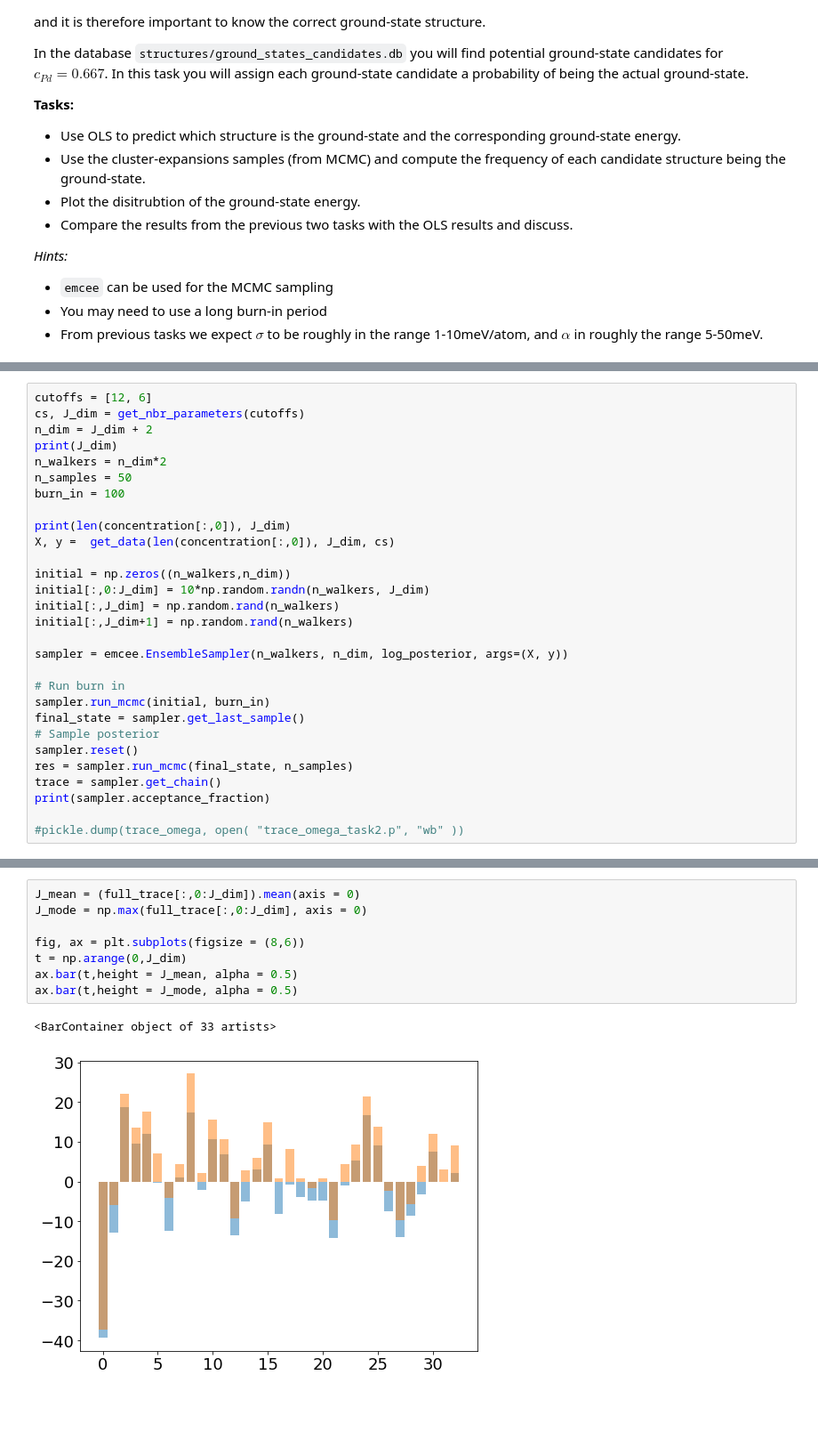
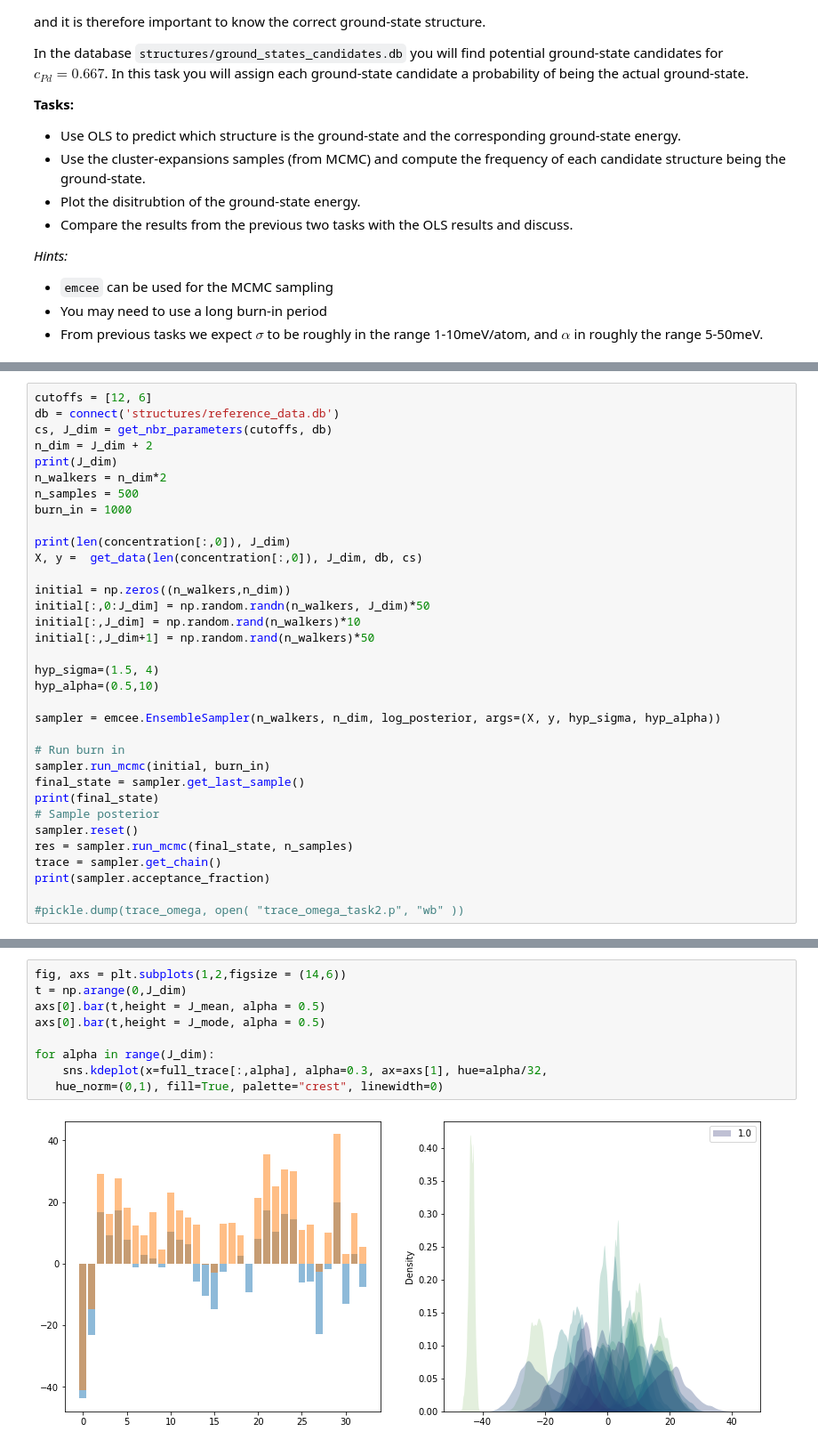
Before and after one commit to elindgren/asam_projects, a Jupyter notebook: Project2/TIF345_CE_project_2a.ipynb, the cells around one changed output, grey strips where cells are left out. Shown at 89% size. Saved outputs shown, nothing was run; the diff lists cells and outputs as text; blank space fills up the shorter version.

```diff
--- a/Project2/TIF345_CE_project_2a.ipynb
+++ b/Project2/TIF345_CE_project_2a.ipynb
@@ -615,25 +618,30 @@ def log_posterior(theta, X, y, a = 1, b= 1):
 # %%
 cutoffs = [12, 6]
-cs, J_dim = get_nbr_parameters(cutoffs)
+db = connect('structures/reference_data.db')
+cs, J_dim = get_nbr_parameters(cutoffs, db)
 n_dim = J_dim + 2
 print(J_dim)
 n_walkers = n_dim*2
-n_samples = 50
-burn_in = 100
+n_samples = 500
+burn_in = 1000
 
 print(len(concentration[:,0]), J_dim)
-X, y =  get_data(len(concentration[:,0]), J_dim, cs)
+X, y =  get_data(len(concentration[:,0]), J_dim, db, cs)
 
 initial = np.zeros((n_walkers,n_dim))
-initial[:,0:J_dim] = 10*np.random.randn(n_walkers, J_dim)
-initial[:,J_dim] = np.random.rand(n_walkers)
-initial[:,J_dim+1] = np.random.rand(n_walkers)
+initial[:,0:J_dim] = np.random.randn(n_walkers, J_dim)*50
+initial[:,J_dim] = np.random.rand(n_walkers)*10
+initial[:,J_dim+1] = np.random.rand(n_walkers)*50
 
-sampler = emcee.EnsembleSampler(n_walkers, n_dim, log_posterior, args=(X, y))
+hyp_sigma=(1.5, 4)
+hyp_alpha=(0.5,10)
+
+sampler = emcee.EnsembleSampler(n_walkers, n_dim, log_posterior, args=(X, y, hyp_sigma, hyp_alpha))
 
 # Run burn in
 sampler.run_mcmc(initial, burn_in)
 final_state = sampler.get_last_sample()
+print(final_state)
 # Sample posterior
 sampler.reset()
 res = sampler.run_mcmc(final_state, n_samples)
@@ -684,11 +716,11 @@ print(MSE)
-# %%
-J_mean = (full_trace[:,0:J_dim]).mean(axis = 0)
-J_mode = np.max(full_trace[:,0:J_dim], axis = 0)
-
-fig, ax = plt.subplots(figsize = (8,6))
-t = np.arange(0,J_dim)
-ax.bar(t,height = J_mean, alpha = 0.5)
-ax.bar(t,height = J_mode, alpha = 0.5)
-# %% [output]
-<BarContainer object of 33 artists>
-[figure, removed]
+# %%
+fig, axs = plt.subplots(1,2,figsize = (14,6))
+t = np.arange(0,J_dim)
+axs[0].bar(t,height = J_mean, alpha = 0.5)
+axs[0].bar(t,height = J_mode, alpha = 0.5)
+
+for alpha in range(J_dim):
+    sns.kdeplot(x=full_trace[:,alpha], alpha=0.3, ax=axs[1], hue=alpha/32,
+   hue_norm=(0,1), fill=True, palette="crest", linewidth=0)
+# %% [output]
+[figure, added]
```
Also changed, not shown: parts of 11 cells of this notebook, 5 other files.
